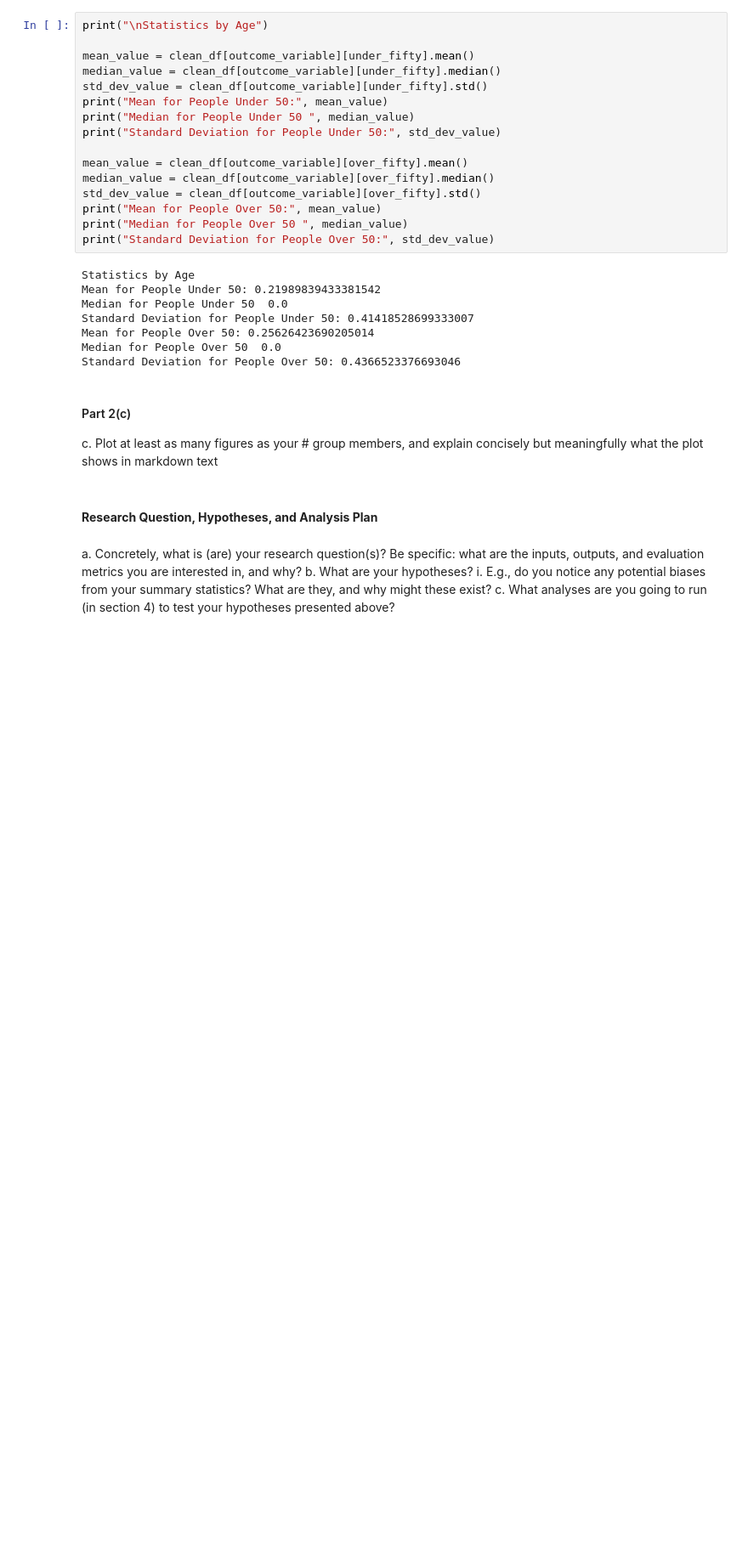
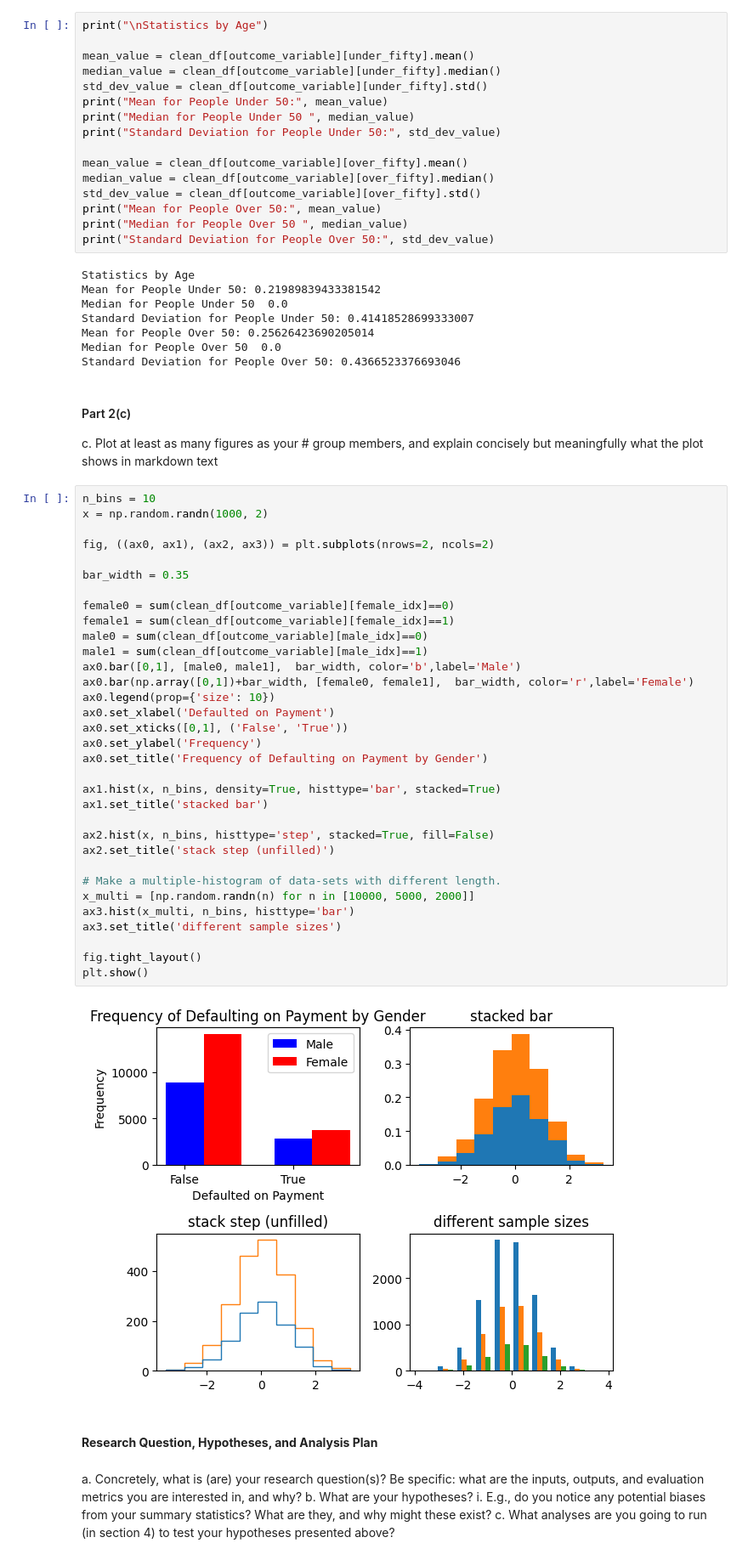
Before and after one commit to dylancvb/credit_risk_prediction, a Jupyter notebook: phase2again.ipynb, the cells around one changed output. Shown: that part at 85% size. Saved outputs shown, nothing was run; the diff lists cells and outputs as text; blank space fills up the shorter version.

Commit message:
add graph

```diff
--- a/phase2again.ipynb
+++ b/phase2again.ipynb
@@ -384,6 +384,41 @@ Standard Deviation for People Over 50: 0.4366523376693046
 #### Part 2(c)
 c. Plot at least as many figures as your # group members, and explain concisely but
 meaningfully what the plot shows in markdown text
+# %%
+n_bins = 10
+x = np.random.randn(1000, 2)
+
+fig, ((ax0, ax1), (ax2, ax3)) = plt.subplots(nrows=2, ncols=2)
+
+bar_width = 0.35
+
+female0 = sum(clean_df[outcome_variable][female_idx]==0)
+female1 = sum(clean_df[outcome_variable][female_idx]==1)
+male0 = sum(clean_df[outcome_variable][male_idx]==0)
+male1 = sum(clean_df[outcome_variable][male_idx]==1)
+ax0.bar([0,1], [male0, male1],  bar_width, color='b',label='Male')
+ax0.bar(np.array([0,1])+bar_width, [female0, female1],  bar_width, color='r',label='Female')
+ax0.legend(prop={'size': 10})
+ax0.set_xlabel('Defaulted on Payment')
+ax0.set_xticks([0,1], ('False', 'True'))
+ax0.set_ylabel('Frequency')
+ax0.set_title('Frequency of Defaulting on Payment by Gender')
+
+ax1.hist(x, n_bins, density=True, histtype='bar', stacked=True)
+ax1.set_title('stacked bar')
+
+ax2.hist(x, n_bins, histtype='step', stacked=True, fill=False)
+ax2.set_title('stack step (unfilled)')
+
+# Make a multiple-histogram of data-sets with different length.
+x_multi = [np.random.randn(n) for n in [10000, 5000, 2000]]
+ax3.hist(x_multi, n_bins, histtype='bar')
+ax3.set_title('different sample sizes')
+
+fig.tight_layout()
+plt.show()
+# %% [output]
+[figure, added]
 # %% [markdown]
 #### **Research Question, Hypotheses, and Analysis Plan**
 # %% [markdown]
```
Also changed, not shown: parts of 3 cells of this notebook.
